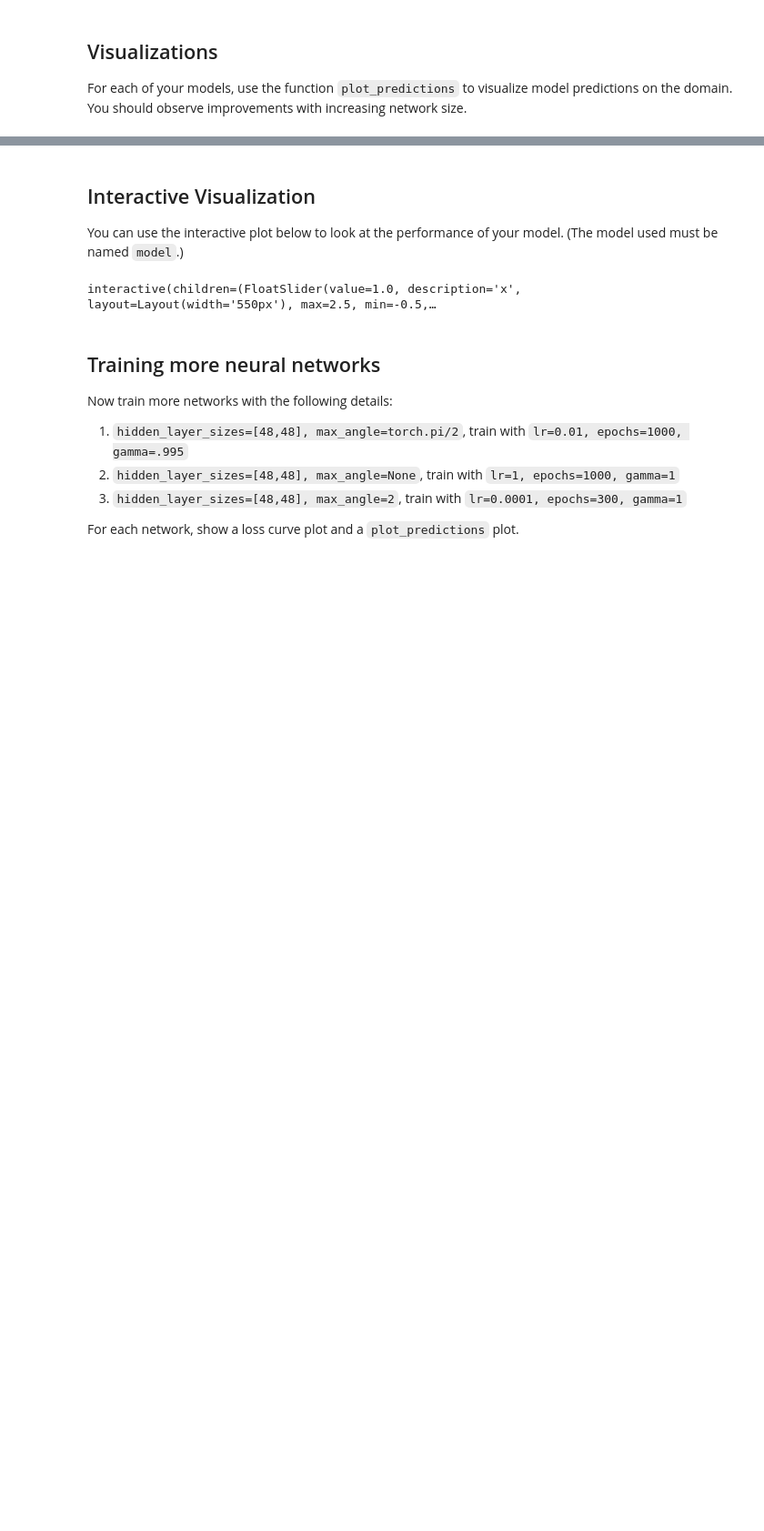
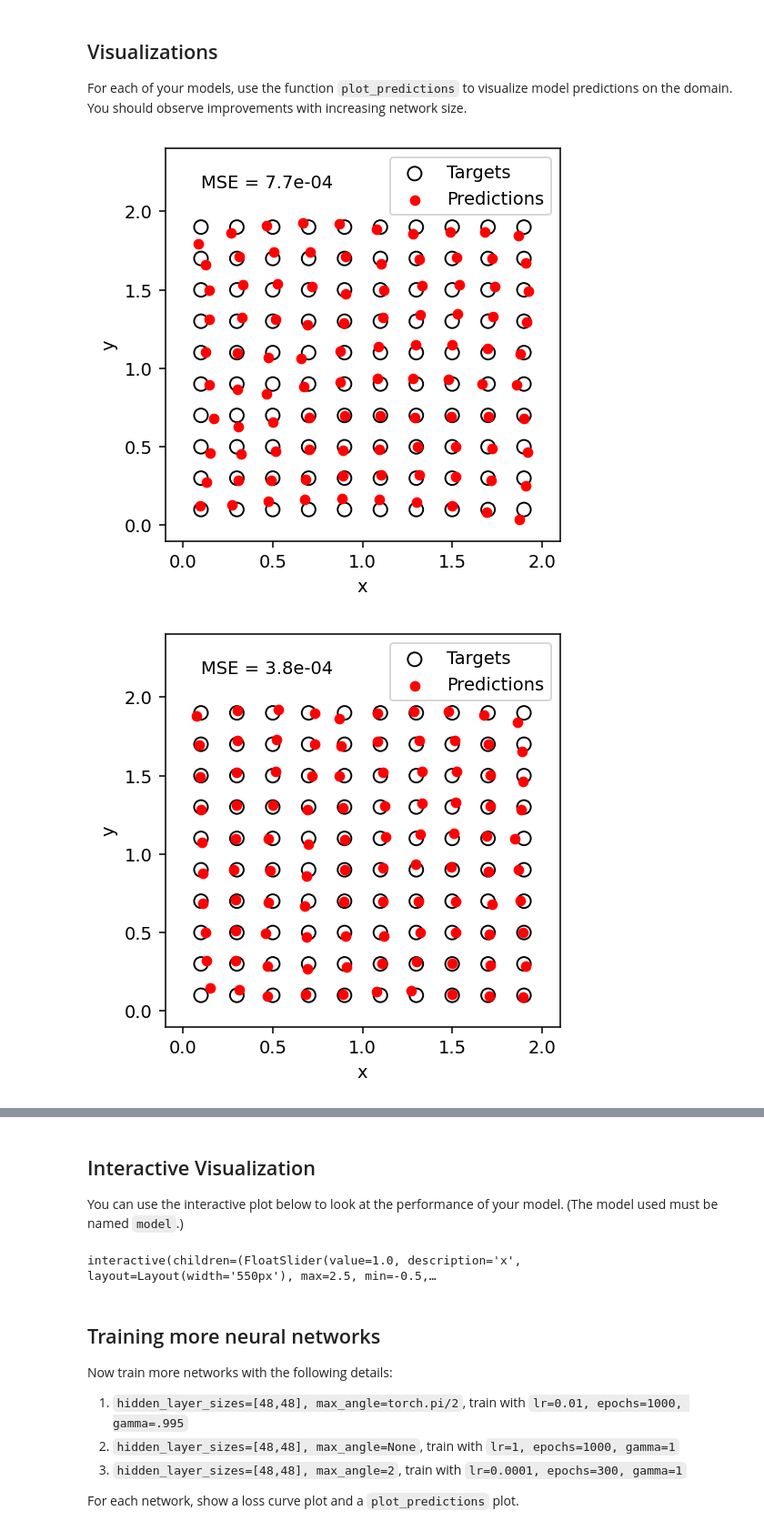
Before and after one commit to zsqu4re/ML-for-engineers, a Jupyter notebook: HW8/M8-HW1.ipynb, the cells around one changed output, grey strips where cells are left out. Shown at 91% size. Saved outputs shown, nothing was run; the diff lists cells and outputs as text; code cells hidden in the pictures; blank space fills up the shorter version.

```diff
--- a/HW8/M8-HW1.ipynb
+++ b/HW8/M8-HW1.ipynb
@@ -177,3 +260,9 @@ Train each model for 1000 epochs, learning rate 0.01, and gamma 0.995. Show the
 For each of your models, use the function `plot_predictions` to visualize model predictions on the domain. You should observe improvements with increasing network size.
 # %%
 # YOUR CODE GOES HERE
+plot_predictions(model1)
+plot_predictions(model2)
+plot_predictions(model3)
+# %% [output]
+[figure, added]
+[figure, added]
```
Also changed, not shown: parts of 12 cells of this notebook, 13 other files.
